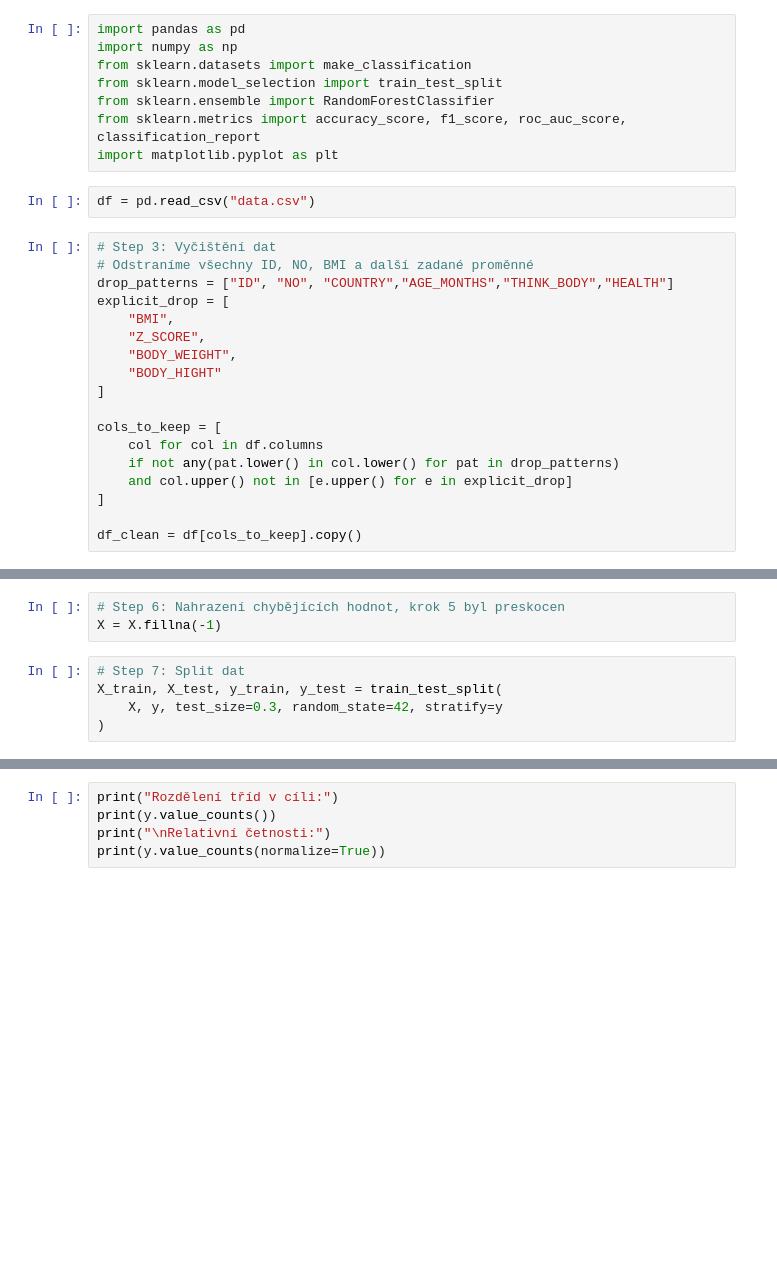
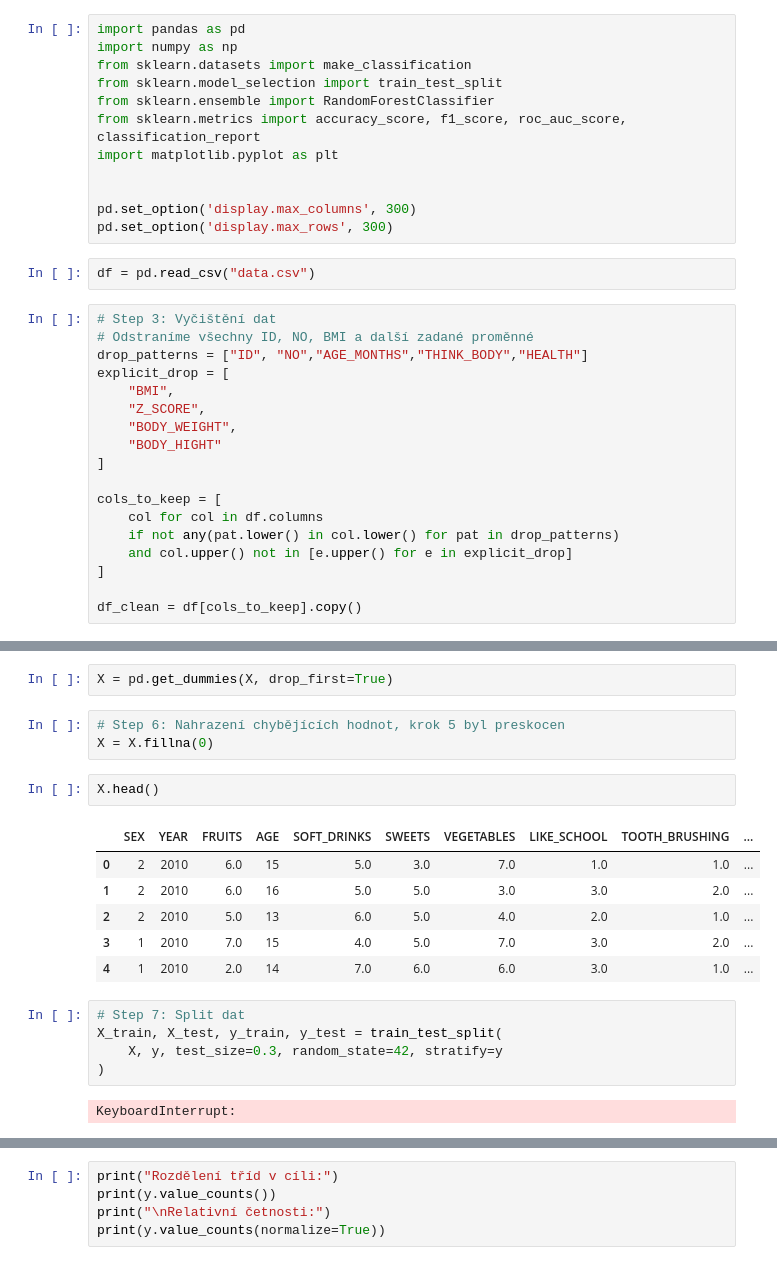
Before and after one commit to lenkaleva/Children_DA_Project, a Jupyter notebook: Final_random_forest.ipynb, the cells around one changed output, grey strips where cells are left out. Drawn from its saved outputs; the diff is of its cells as text; blank space fills up the shorter version.

```diff
--- a/Final_random_forest.ipynb
+++ b/Final_random_forest.ipynb
@@ -6,12 +6,16 @@ from sklearn.model_selection import train_test_split
 from sklearn.ensemble import RandomForestClassifier
 from sklearn.metrics import accuracy_score, f1_score, roc_auc_score, classification_report
 import matplotlib.pyplot as plt
+
+
+pd.set_option('display.max_columns', 300)
+pd.set_option('display.max_rows', 300)
 # %%
 df = pd.read_csv("data.csv")
 # %%
 # Step 3: Vyčištění dat
 # Odstraníme všechny ID, NO, BMI a další zadané proměnné
-drop_patterns = ["ID", "NO", "COUNTRY","AGE_MONTHS","THINK_BODY","HEALTH"]
+drop_patterns = ["ID", "NO","AGE_MONTHS","THINK_BODY","HEALTH"]
 explicit_drop = [
     "BMI",
     "Z_SCORE",
@@ -38,11 +48,24 @@ if y.dtype == 'object':
+# %%
+X = pd.get_dummies(X, drop_first=True)
 # %%
 # Step 6: Nahrazení chybějících hodnot, krok 5 byl preskocen
-X = X.fillna(-1)
+X = X.fillna(0)
+# %%
+X.head()
+# %% [output]
+|  | SEX | YEAR | FRUITS | AGE | SOFT_DRINKS | SWEETS | VEGETABLES | LIKE_SCHOOL | TOOTH_BRUSHING | ... |
+| 0 | 2 | 2010 | 6.0 | 15 | 5.0 | 3.0 | 7.0 | 1.0 | 1.0 | ... |
+| 1 | 2 | 2010 | 6.0 | 16 | 5.0 | 5.0 | 3.0 | 3.0 | 2.0 | ... |
+| 2 | 2 | 2010 | 5.0 | 13 | 6.0 | 5.0 | 4.0 | 2.0 | 1.0 | ... |
+| 3 | 1 | 2010 | 7.0 | 15 | 4.0 | 5.0 | 7.0 | 3.0 | 2.0 | ... |
+| 4 | 1 | 2010 | 2.0 | 14 | 7.0 | 6.0 | 6.0 | 3.0 | 1.0 | ... |
 # %%
 # Step 7: Split dat
 X_train, X_test, y_train, y_test = train_test_split(
     X, y, test_size=0.3, random_state=42, stratify=y
 )
+# %% [output]
+KeyboardInterrupt:
 # %%
 from sklearn.ensemble import RandomForestClassifier
 
```
Also changed, not shown: parts of 6 cells of this notebook, 2 other files.
